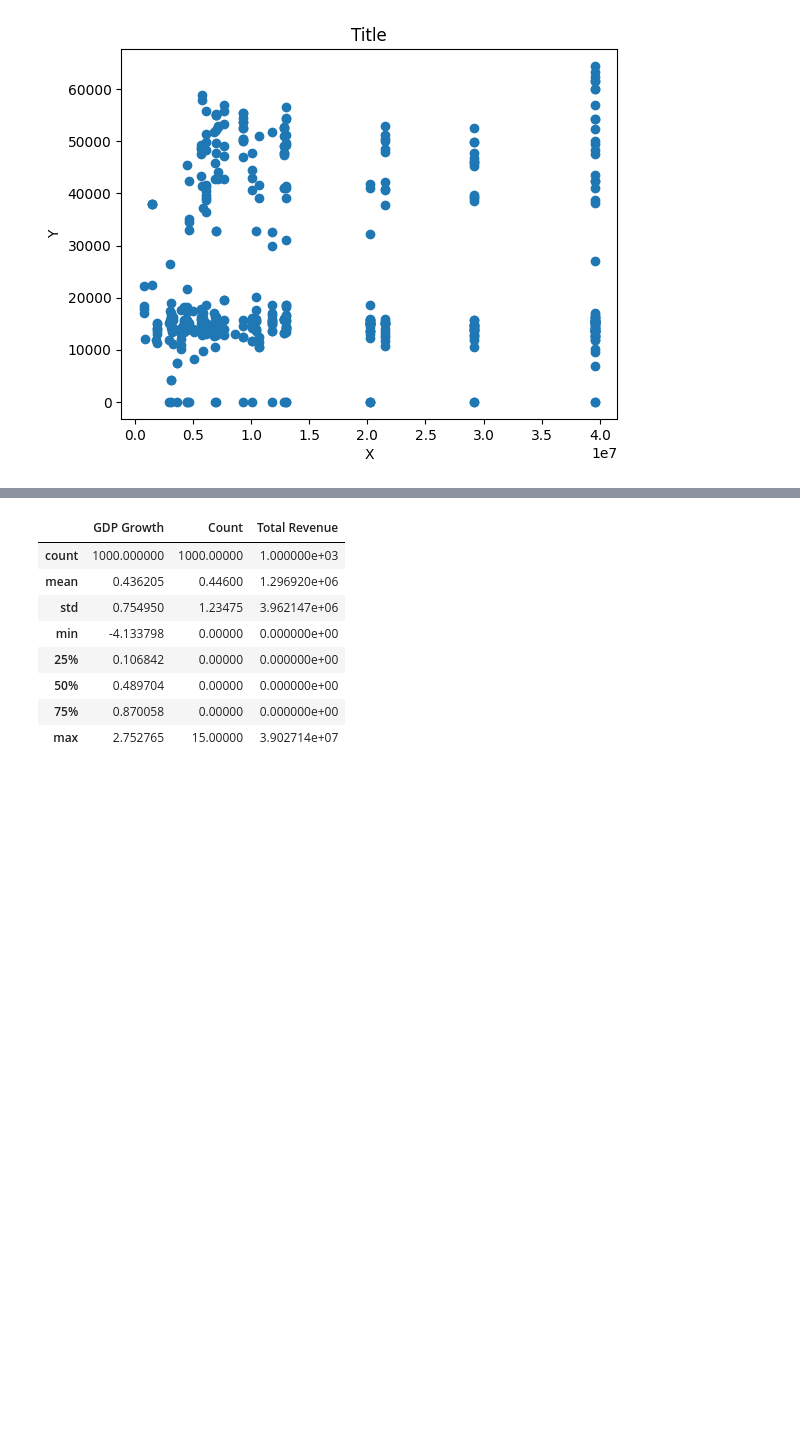
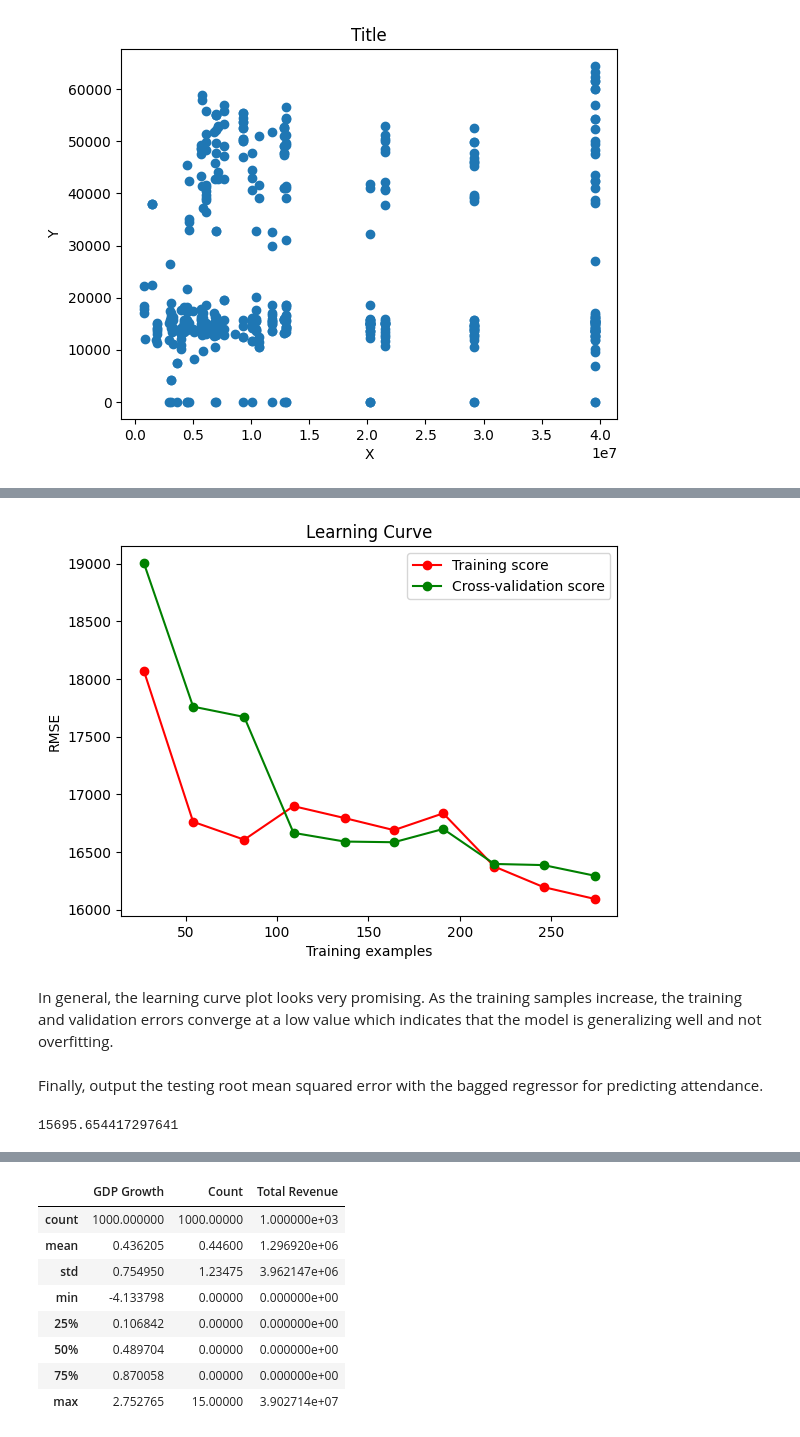
Before and after one commit to ModelingLocalEconomies/trends, a Jupyter notebook: prediction.ipynb, the cells around one changed output, grey strips where cells are left out. Saved outputs shown, nothing was run; the diff lists cells and outputs as text; code cells hidden in the pictures; blank space fills up the shorter version.

```diff
--- a/prediction.ipynb
+++ b/prediction.ipynb
@@ -271,8 +272,8 @@ def add_prev_quarter(row):
 # %%
 concerts_with_trends = concerts_with_trends.apply(add_prev_quarter, axis=1)
 # %%
-test_df = concerts_with_trends.dropna()
-test_df
+concerts_with_trends = concerts_with_trends.dropna()
+concerts_with_trends
 # %% [output]
 |  | Tour | Artist | Date | City | State | Attendance (Avg.) | Revenue (Avg.) | Quarter | Count | ... |
 | 0 | ÷ Tour | Ed Sheeran | 2017-06-29 | Kansas City | Missouri | 13382.0 | 1217313.0 | 2017:Q2 | 1.0 | ... |
@@ -496,0 +439,44 @@ Root Mean Squared Error: 1.9904247771868686
+# %%
+from sklearn.model_selection import learning_curve
+
+def plot_learning_curve(X, y, model):
+    train_sizes, train_scores, val_scores = learning_curve(
+        estimator=model,
+        X=X,
+        y=y,
+        train_sizes=np.linspace(0.1, 1.0, 10),
+        cv=5,
+        scoring='neg_mean_squared_error',
+        n_jobs=-1
+    )
+
+    # calculate the mean and standard deviation for training and validation scores
+    train_scores_mean = -np.mean(train_scores, axis=1)
+    val_scores_mean = -np.mean(val_scores, axis=1)
+
+    # convert scores to RMSE
+    train_rmse = np.sqrt(train_scores_mean)
+    val_rmse = np.sqrt(val_scores_mean)
+
+    # plot
+    plt.figure()
+    plt.title("Learning Curve")
+    plt.xlabel("Training examples")
+    plt.ylabel("RMSE")
+    plt.plot(train_sizes, train_rmse, 'o-', color="r", label="Training score")
+    plt.plot(train_sizes, val_rmse, 'o-', color="g", label="Cross-validation score")
+    plt.legend(loc="best")
+    plt.show()
+# %%
+plot_learning_curve(X_train, y_train, bagged_lin_reg)
+# %% [output]
+[figure, added]
+# %% [markdown]
+In general, the learning curve plot looks very promising. As the training samples increase, the training and validation errors converge at a low value which indicates that the model is generalizing well and not overfitting.
+# %% [markdown]
+Finally, output the testing root mean squared error with the bagged regressor for predicting attendance.
+# %%
+y_pred = bagged_lin_reg.predict(X_test)
+mean_squared_error(y_pred, y_test, squared=False)
+# %% [output]
+15695.654417297641
```
Also changed, not shown: parts of 64 cells of this notebook.
